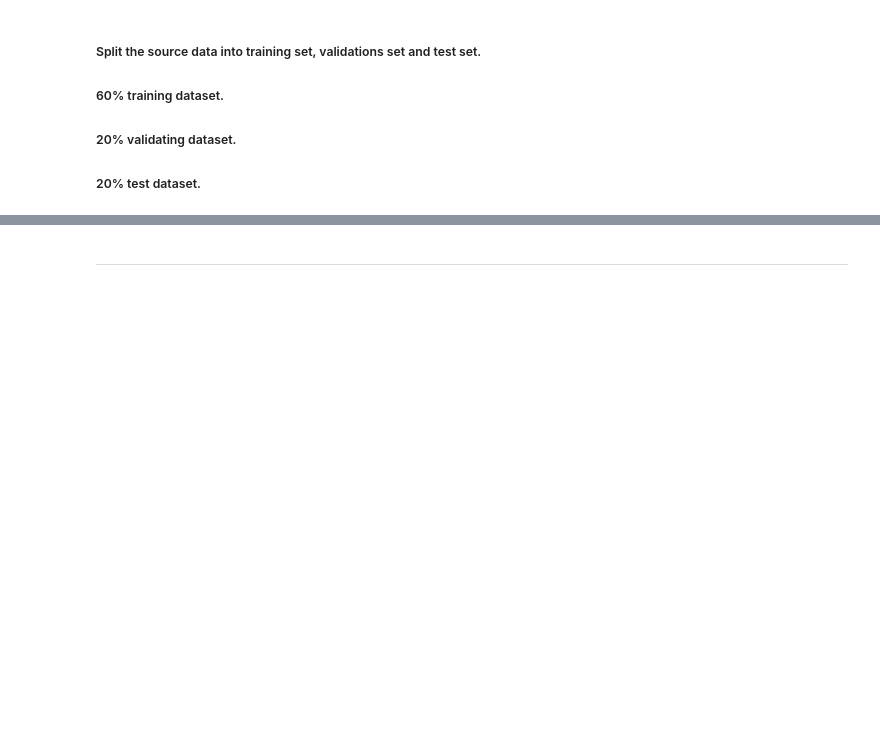
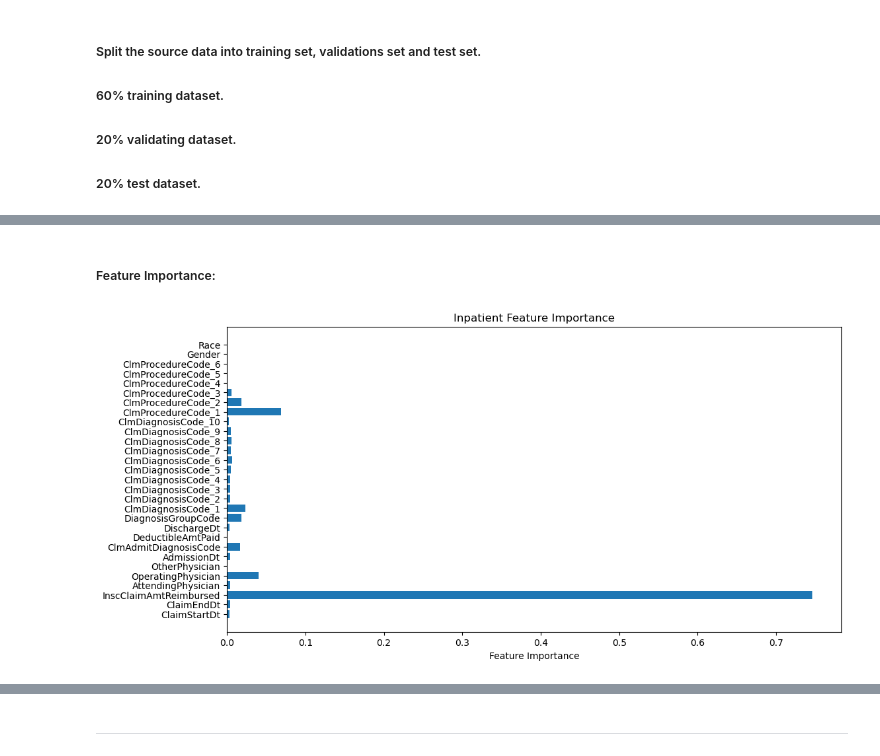
Before and after one commit to CesarChaparro1974/Healthcare-provider-fraud-detection, a Jupyter notebook: notebook.ipynb, the cells around one changed output, grey strips where cells are left out. Cells and saved outputs as stored; diff of their text form; code cells hidden in the pictures; blank space fills up the shorter version.

Commit message:
completed the model.

```diff
--- a/notebook.ipynb
+++ b/notebook.ipynb
@@ -1290,0 +1309,23 @@ KeyError: 'BeneID'
+# %%
+# Define the parameter grid
+param_grid = {
+    'n_estimators': [100, 200, 300],
+    'max_depth': [10, 20, 30],
+    'min_samples_split': [2, 5, 10],
+    'min_samples_leaf': [1, 2, 4]
+}
+
+# Perform grid search for inpatient model
+grid_search_inpatient = GridSearchCV(
+    RandomForestClassifier(random_state=42),
+    param_grid,
+    cv=5,
+    scoring='accuracy',
+    n_jobs=-1
+)
+
+grid_search_inpatient.fit(X_inpatient_train, y_inpatient_train)
+
+# Best parameters and accuracy
+print("Best Parameters for Inpatient Model:", grid_search_inpatient.best_params_)
+print("Best Accuracy for Inpatient Model:", grid_search_inpatient.best_score_)
@@ -1290,0 +1434,12 @@ KeyError: 'BeneID'
+# %% [markdown]
+##### Feature Importance:
+# %%
+# Plot feature importance for inpatient model
+inpatient_importances = grid_search_inpatient.best_estimator_.feature_importances_
+plt.figure(figsize=(12, 6))
+plt.barh(X_inpatient_train.columns, inpatient_importances)
+plt.xlabel('Feature Importance')
+plt.title('Inpatient Feature Importance')
+plt.show()
+# %% [output]
+[figure, added]
```
Also changed, not shown: parts of 28 cells of this notebook, 4 other files.
